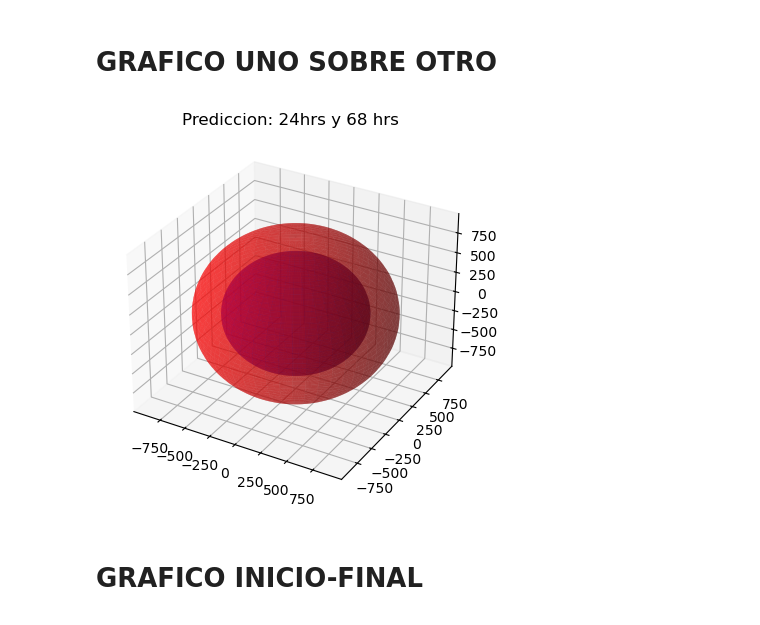
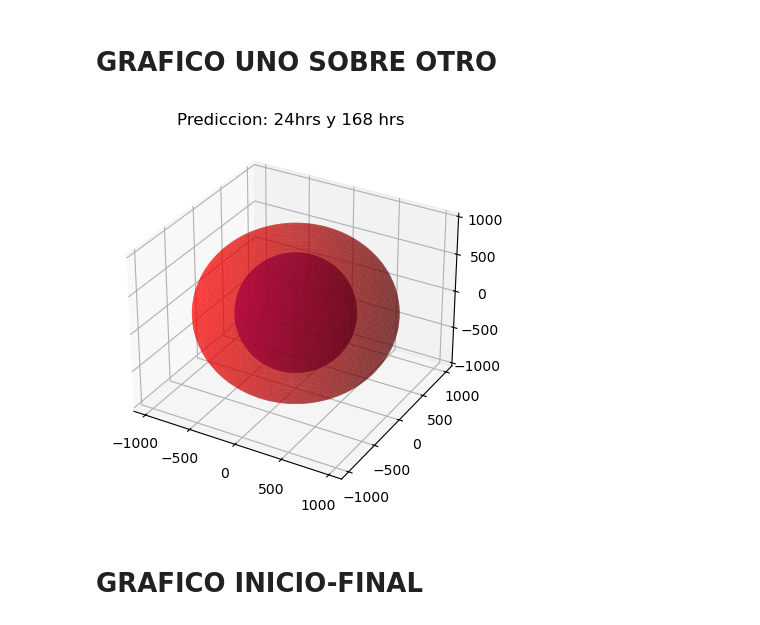
Before and after one commit to AdairPonceuwu/SferoidAnalisis, a Jupyter notebook: Crecimeinto_Esteroides.ipynb, the cells around one changed output. Drawn from its saved outputs; the diff is of its cells as text; code cells hidden in the pictures.

```diff
--- a/Crecimeinto_Esteroides.ipynb
+++ b/Crecimeinto_Esteroides.ipynb
@@ -122,20 +122,20 @@ z2 = c2 * np.outer(np.ones(np.size(phi)), np.cos(theta))
 # %%
 # Crear la figura y los ejes 3D
 fig = plt.figure()
 ax = fig.add_subplot(111, projection='3d')
 
 # Graficar los dos esferoides
 ax.plot_surface(x1, y1, z1, color='b', alpha=0.5)
 ax.plot_surface(x2, y2, z2, color='r', alpha=0.5)
 
 # Ajustar la relación de aspecto de los ejes
 ax.set_aspect('auto')
-ax.set_title('Prediccion: 24hrs y 68 hrs')
+ax.set_title('Prediccion: 24hrs y 168 hrs')
 
 # Mostrar el gráfico
 plt.show()
 # %% [output]
-[figure, old version]
+[figure, new version]
 # %% [markdown]
 # GRAFICO INICIO-FINAL
 # %%
```
Also changed, not shown: parts of 4 cells of this notebook.
